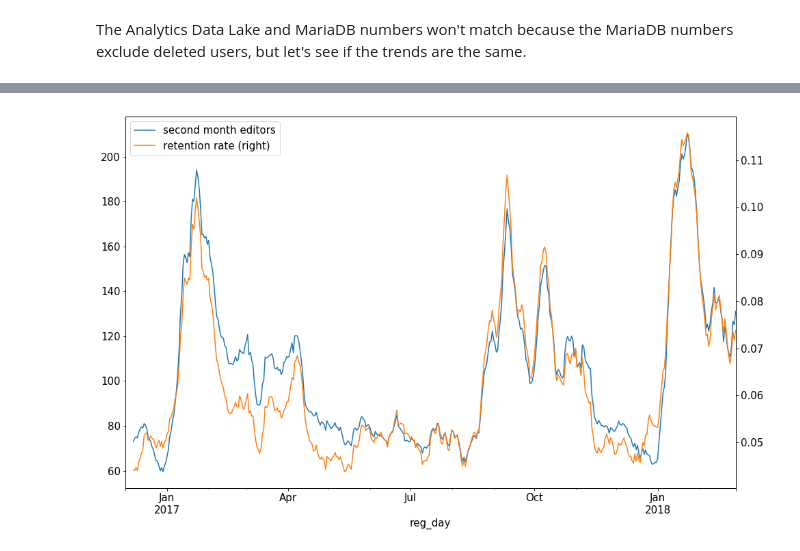
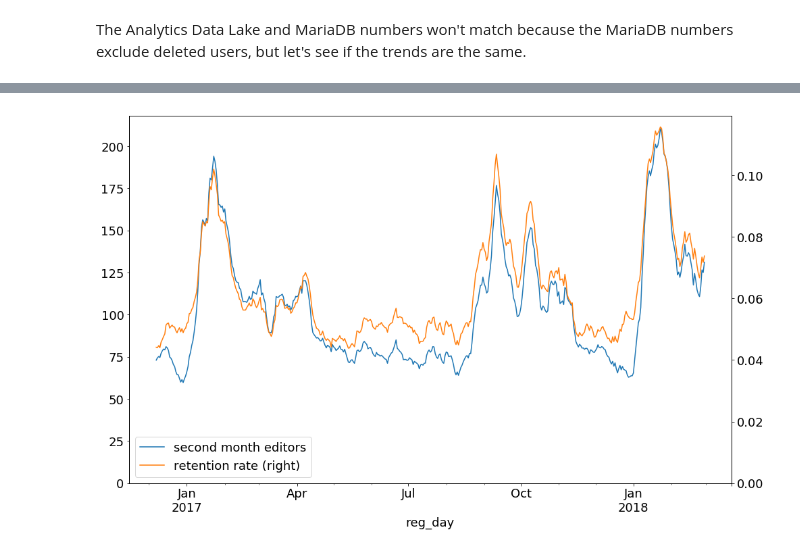
Before and after one commit to wikimedia-research/2018-01-new-editor-retention-analysis, a Jupyter notebook: analysis.ipynb, the cells around one changed output, grey strips where cells are left out. Drawn from its saved outputs; the diff is of its cells as text; code cells hidden in the pictures.

```diff
--- a/analysis.ipynb
+++ b/analysis.ipynb
@@ -84,18 +89,12 @@ mdb_en_revs.head()
 | 3 | Albitr | 752389167 | 2016-12-01 00:00:34 | 2016-12-01 00:04:44 | False | True | 00:04:10 | True | False |
 | 4 | Ltclaws | 752390193 | 2016-12-01 00:02:26 | 2016-12-01 00:09:38 | False | True | 00:07:12 | True | False |
 # %%
+rate = lambda x: np.sum(x) / len(x)
+
 mdb_en_new = mdb_en_revs.groupby("name").agg({
-    "reg_dt": lambda x: dt.datetime.date(np.min(x)),
-    "first_mo": np.sum,
-    "second_mo": np.sum,
-    "mob": np.sum,
-    "ve": np.sum
+    "reg_dt": {"reg_day": lambda x: dt.datetime.date(np.min(x))},
+    "mo_1": {"mo_1_revs": np.sum},
+    "mo_2": {"mo_2_revs": np.sum},
+    "mob": {"mob_revs": np.sum, "mob_rate": rate},
+    "ve": {"ve_revs": np.sum, "ve_rate": rate}
 })
-
-mdb_en_new = mdb_en_new.rename(columns = {
-    "reg_dt": "reg_day",
-    "first_mo": "mo_1_revs",
-    "second_mo": "mo_2_revs",
-    "mob": "mob_revs",
-    "ve": "ve_revs"
-}).reset_index()
@@ -110,0 +101,5 @@ mdb_en_new.head()
+# %%
+# Flatten the multi-level column labels
+mdb_en_new.columns = [col[1] for col in mdb_en_new.columns]
+
+mdb_en_new.head()
@@ -113,7 +116,9 @@ mdb_en_d = mdb_en_new.groupby("reg_day").agg({
     "mo_1_revs": {"mo_1_eds": np.count_nonzero, "mo_1_revs": np.sum},
     "mo_2_revs": {"mo_2_eds": np.count_nonzero, "mo_2_revs": np.sum},
     "mob_revs": {"mob_revs": np.sum},
-    "ve_revs": {"ve_revs": np.sum}
+    "ve_revs": {"ve_revs": np.sum},
+    "mob_rate": {"avg_mob_rate": np.mean},
+    "ve_rate": {"avg_ve_rate": np.mean}
 })
 
 # Flatten the multi-level column labels
@@ -170,6 +175,7 @@ adl_en_d.head()
 ### Daily aggregates
 # %%
 en_d = adl_en_d.join(mdb_en_d, lsuffix = "_adl", rsuffix="_mdb")
+en_d["mo_1_revert_rate"] = en_d["mo_1_reverts"] / en_d["mo_1_revs_adl"]
 # %%
 en_d.head()
 # %% [output]
@@ -243,5 +265,6 @@ What's the relationship between the number of new editors from a day's cohort an
 # %%
-en_d_r.mo_2_eds_adl.plot(label="second month editors", legend=True)
-en_d_r.ret_adl.plot(secondary_y=True, label="retention rate", legend=True);
+ax = en_d_r.mo_2_eds_adl.plot(label="second month editors", legend=True, ylim = 0)
+en_d_r.ret_adl.plot(secondary_y=True, label="retention rate", legend=True)
+ax.right_ax.set_ylim(0);
 # %% [output]
-[figure, old version]
+[figure, new version]
```
Also changed, not shown: parts of 33 cells of this notebook.
